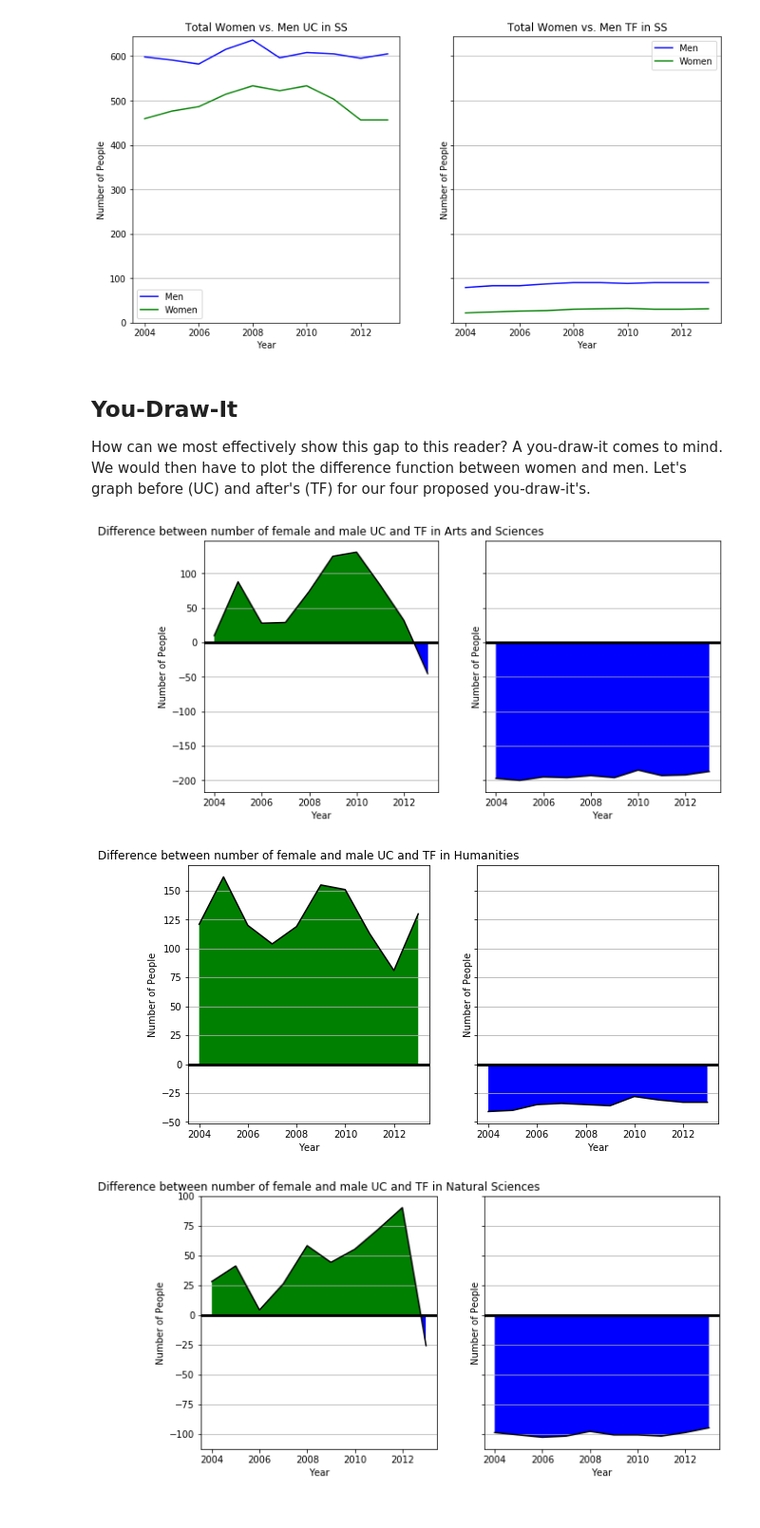
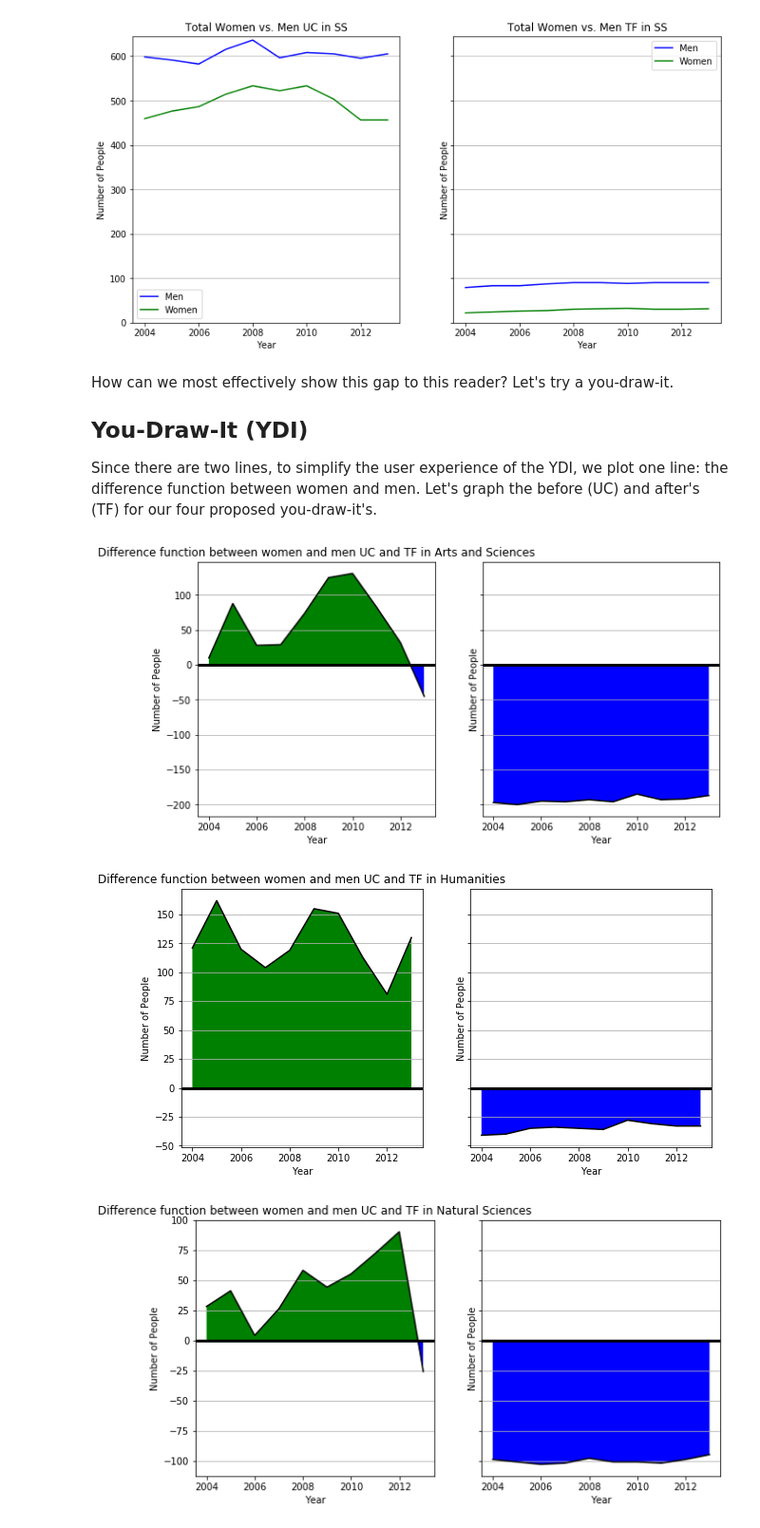
Before and after one commit to jsonkao/CU-female-representation, a Jupyter notebook: notebooks/female-representation.ipynb, the cells around one changed output. Shown: that part at 95% size. Drawn from its saved outputs; the diff is of its cells as text; code cells hidden in the pictures.

```diff
--- a/notebooks/female-representation.ipynb
+++ b/notebooks/female-representation.ipynb
@@ -116,9 +122,11 @@ for a in range(len(areas)):
 [figure]
 [figure]
 # %% [markdown]
-## You-Draw-It
+How can we most effectively show this gap to this reader? Let's try a you-draw-it.
 
-How can we most effectively show this gap to this reader? A you-draw-it comes to mind. We would then have to plot the difference function between women and men. Let's graph before (UC) and after's (TF) for our four proposed you-draw-it's.
+## You-Draw-It (YDI)
+
+Since there are two lines, to simplify the user experience of the YDI, we plot one line: the difference function between women and men. Let's graph the before (UC) and after's (TF) for our four proposed you-draw-it's.
 # %%
 def plotDifferences(plot, area, level, abbreviate=True, title=True):
     if title:
@@ -143,10 +151,10 @@ def plotDifferences(plot, area, level, abbreviate=True, title=True):
 # %%
 for a in range(len(areas)):
     fig, ax_lst = plt.subplots(1, 2, figsize=(10,5), sharey=True)
-    ax_lst[0].set_title('Difference between number of female and male UC and TF in {}'.format(areas[a][0]))
+    ax_lst[0].set_title('Difference function between women and men UC and TF in {}'.format(areas[a][0]))
     for l in range(2):
         plotDifferences(ax_lst[l], a, l*3, title=False)
 # %% [output]
-[figure, old version]
+[figure, new version]
-[figure, old version]
+[figure, new version]
-[figure, old version]
+[figure, new version]
```
Also changed, not shown: parts of 10 cells of this notebook.
